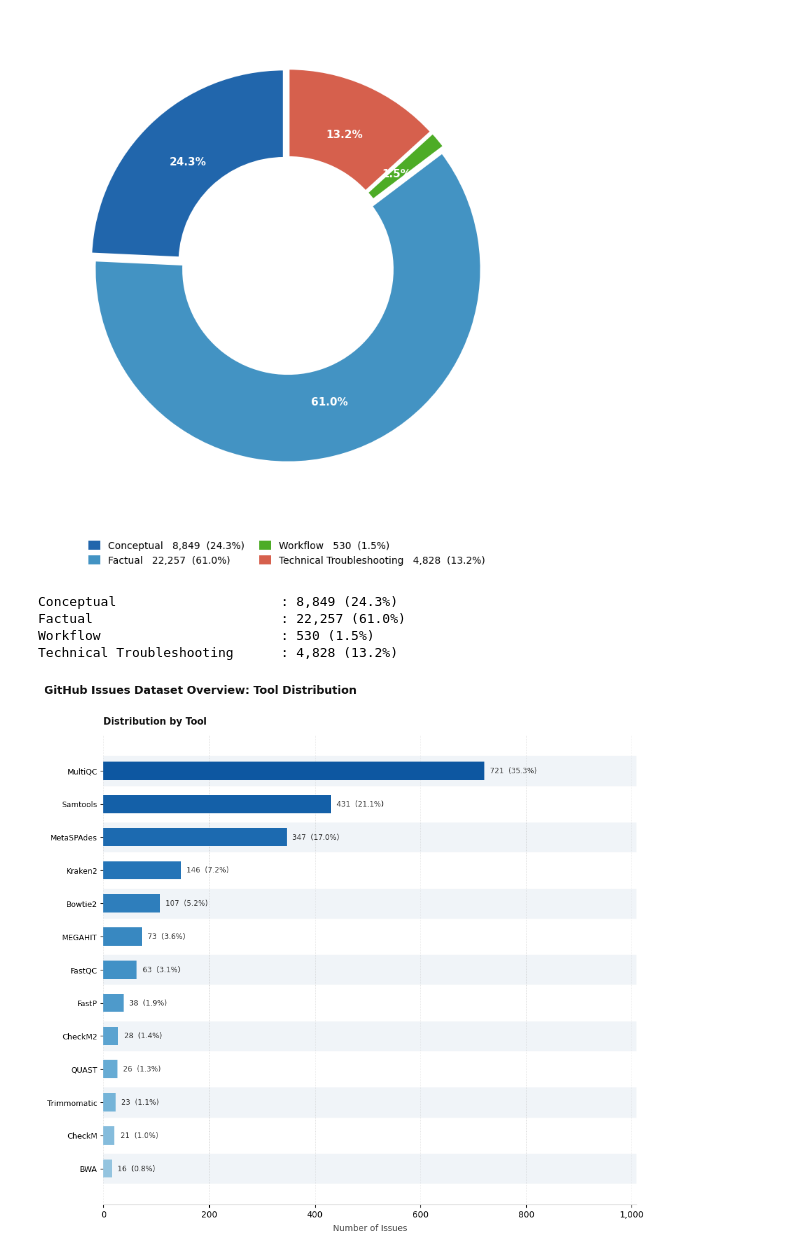
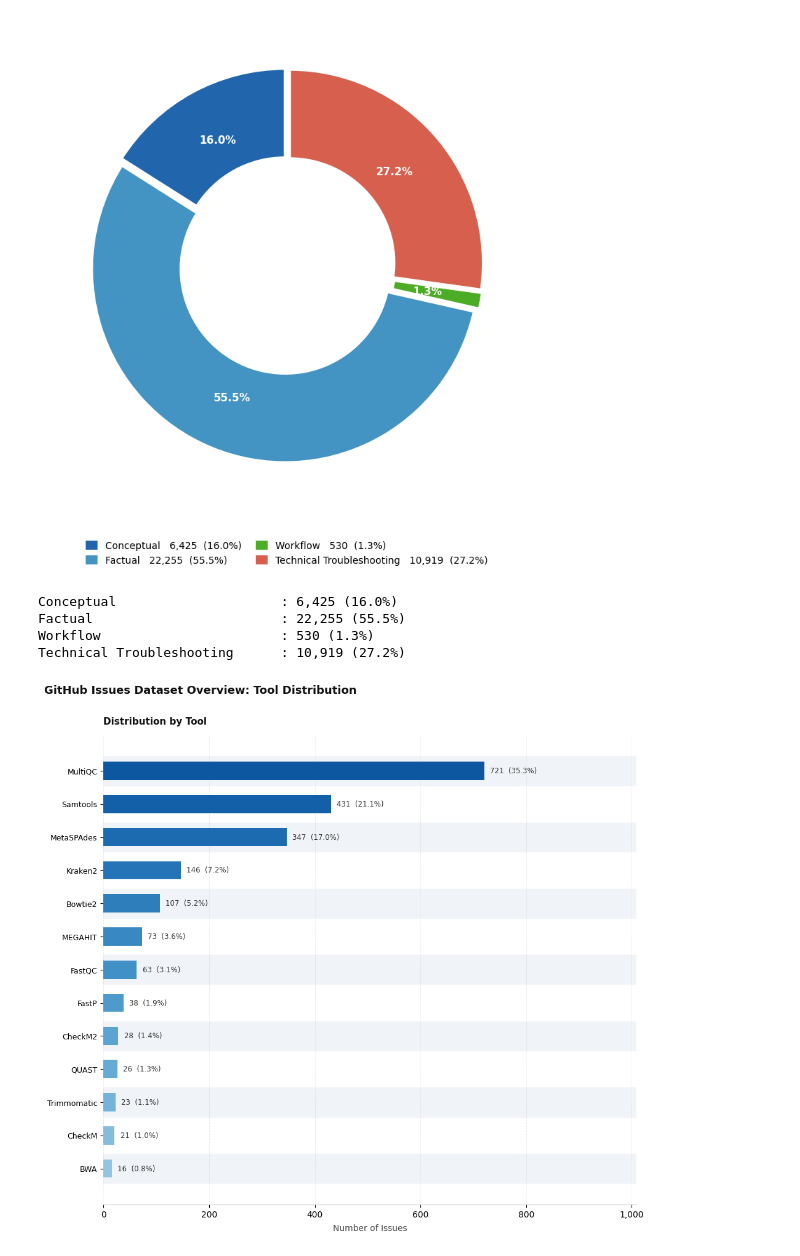
Before and after one commit to Youssef-Lamrabi/sockett, a Jupyter notebook: dataset/07-data_analysis/paper_Forum_analysis.ipynb, the cells around one changed output. Drawn from its saved outputs; the diff is of its cells as text; code cells hidden in the pictures.

```diff
--- a/dataset/07-data_analysis/paper_Forum_analysis.ipynb
+++ b/dataset/07-data_analysis/paper_Forum_analysis.ipynb
@@ -18,9 +18,9 @@ plt.rcParams.update({
     'savefig.facecolor': 'white',
 })
 
-PAPER_FILE = "C:/Users/PC/Downloads/genomeer/datasets/paper_combined_final.jsonl"
-FORUM_FILE = "C:/Users/PC/Downloads/genomeer/datasets/Forum_combined.jsonl"
-GITHUB_FILE = "C:/Users/PC/Downloads/genomeer/github.jsonl"
+PAPER_FILE = r"C:\Users\PC\Downloads\genomeer\datasets\paper_combined_final.jsonl"
+FORUM_FILE = "C:/Users/PC/Downloads/genomeer/datasets/Forum_complet.jsonl"
+GITHUB_FILE = "C:/Users/PC/Downloads/genomeer/dataset_llm_cat.jsonl"
 
 def load_jsonl(path):
     rows = []
@@ -549,5 +549,5 @@ Total records    : 44,415
 # %%
-def get_type_4(row, source):
+def get_type_5(row, source):
     if source == "paper":
         t = str(row.get("type", "")).strip().lower()
         if t == "workflow":
@@ -557,39 +557,26 @@ def get_type_4(row, source):
         else:
             return "Conceptual"
     elif source == "forum":
-        meta = row.get("metadata")
-        cat  = meta.get("category", "") if isinstance(meta, dict) else ""
-        cat  = cat.strip().lower()
-        if cat in ("technical_troubleshooting", "errors_&_debugging", "troubleshooting"):
-            return "Technical Troubleshooting"
-        else:
-            return None
+        # Forum : tout est Technical Troubleshooting
+        return "Technical Troubleshooting"
     elif source == "github":
-        # GitHub : category directement dans le row
-        cat = str(row.get("category", "")).strip().lower()
-        if cat in ("technical_troubleshooting", "errors_&_debugging", "troubleshooting"):
-            return "Technical Troubleshooting"
-        else:
-            return None
+        # GitHub : tout est Technical Troubleshooting
+        return "Technical Troubleshooting"
 
-counter4 = Counter()
+counter5 = Counter()
 for r in paper_rows:
-    counter4[get_type_4(r, "paper")] += 1
+    counter5[get_type_5(r, "paper")] += 1
 for r in forum_rows:
-    t = get_type_4(r, "forum")
-    if t:
-        counter4[t] += 1
+    counter5[get_type_5(r, "forum")] += 1
 for r in github_rows:
-    t = get_type_4(r, "github")
-    if t:
-        counter4[t] += 1
+    counter5[get_type_5(r, "github")] += 1
 
-order4  = ["Conceptual", "Factual", "Workflow", "Technical Troubleshooting"]
-order4  = [t for t in order4 if t in counter4]
-vals4   = [counter4[t] for t in order4]
-total4  = sum(vals4)
+order5  = ["Conceptual", "Factual", "Workflow", "Technical Troubleshooting"]
+order5  = [t for t in order5 if t in counter5]
+vals5   = [counter5[t] for t in order5]
+total5  = sum(vals5)
 
-COLORS4 = {
+COLORS5 = {
     "Conceptual"               : "#2166AC",
     "Factual"                  : "#4393C3",
     "Workflow"                 : "#4DAC26",
@@ -601,56 +588,54 @@ fig.patch.set_facecolor('white')
 ax.set_facecolor('white')
 
 wedges, _, autotexts = ax.pie(
-    vals4,
+    vals5,
     labels=None,
-    colors=[COLORS4[t] for t in order4],
+    colors=[COLORS5[t] for t in order5],
     autopct=lambda p: f'{p:.1f}%',
     pctdistance=0.72,
     startangle=90,
     wedgeprops=dict(width=0.46, edgecolor='white', linewidth=2.5),
-    explode=[0.02] * len(order4),
+    explode=[0.02] * len(order5),
 )
 for at in autotexts:
     at.set_color('white')
     at.set_fontweight('bold')
     at.set_fontsize(11)
 
 patches = [
     mpatches.Patch(
-        facecolor=COLORS4[t],
+        facecolor=COLORS5[t],
         edgecolor='none',
-        label=f'{t}   {counter4[t]:,}  ({counter4[t]/total4*100:.1f}%)'
+        label=f'{t}   {counter5[t]:,}  ({counter5[t]/total5*100:.1f}%)'
     )
-    for t in order4
+    for t in order5
 ]
 ax.legend(
     handles=patches,
     loc='lower center',
     bbox_to_anchor=(0.5, -0.14),
     ncol=2,
     frameon=False,
     fontsize=10,
     handlelength=1.2,
     handleheight=1.0,
     borderpad=0.5,
     columnspacing=1.5,
 )
 
-
 ax.set_aspect('equal')
 plt.tight_layout()
-plt.savefig('fig_type_pie4.pdf')
-plt.savefig('C:/Users/PC/Downloads/genomeer/images_VF/fig_type_pie4.png', dpi=600)
+plt.savefig('C:/Users/PC/Downloads/genomeer/Genomeer/dataset/07-data_analysis/images_VF/fig_type_pie5.png', dpi=600)
 plt.show()
 
-for t in order4:
-    print(f"{t:<30} : {counter4[t]:,} ({counter4[t]/total4*100:.1f}%)")
+for t in order5:
+    print(f"{t:<30} : {counter5[t]:,} ({counter5[t]/total5*100:.1f}%)")
 # %% [output]
-[figure, old version]
+[figure, new version]
-Conceptual                     : 8,849 (24.3%)
-Factual                        : 22,257 (61.0%)
-Workflow                       : 530 (1.5%)
-Technical Troubleshooting      : 4,828 (13.2%)
+Conceptual                     : 6,425 (16.0%)
+Factual                        : 22,255 (55.5%)
+Workflow                       : 530 (1.3%)
+Technical Troubleshooting      : 10,919 (27.2%)
 # %%
 import json
 from collections import Counter
```
Also changed, not shown: parts of 8 cells of this notebook, 8 other files.
